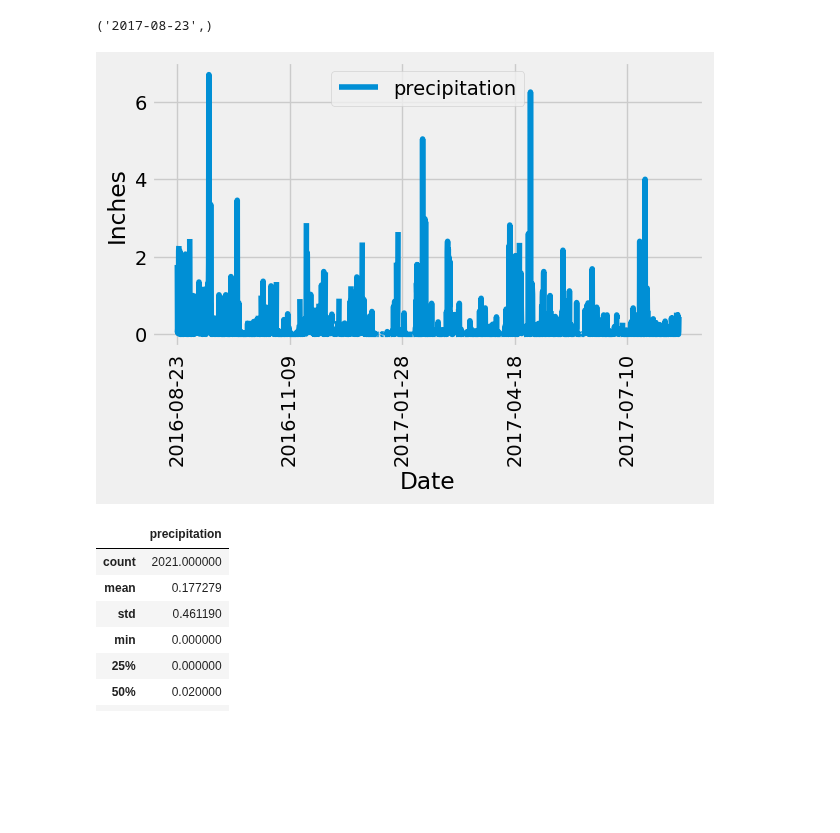
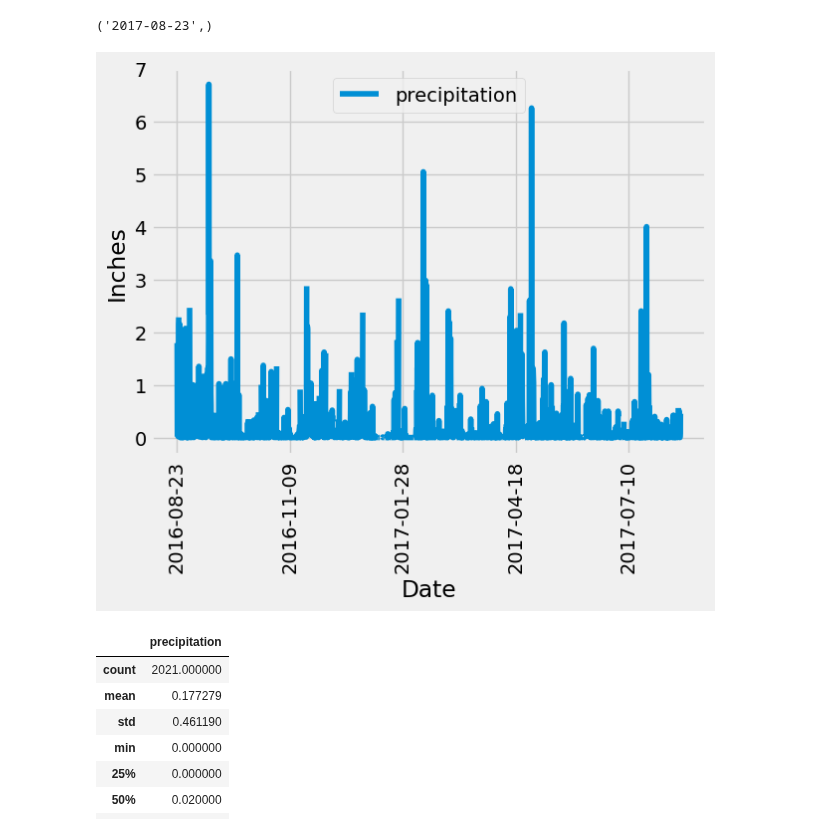
Before and after one commit to coryselzer/sqlalchemy-challenge, a Jupyter notebook: SurfsUp/climate_starter.ipynb, the cells around one changed output. Saved outputs shown, nothing was run; the diff lists cells and outputs as text; code cells hidden in the pictures; blank space fills up the shorter version.

```diff
--- a/SurfsUp/climate_starter.ipynb
+++ b/SurfsUp/climate_starter.ipynb
@@ -46,25 +46,25 @@ recent_date
 # %%
 # Design a query to retrieve the last 12 months of precipitation data and plot the results.
 # Starting from the most recent data point in the database.
 
 # Calculate the date one year from the last date in data set.
 other_date = dt.date(2017, 8, 23) - dt.timedelta(days=365)
 # Perform a query to retrieve the data and precipitation scores
 results = session.query(Measurement.date, Measurement.prcp).\
     filter(Measurement.date >= other_date).all()
 # Save the query results as a Pandas DataFrame. Explicitly set the column names
 prcp_df = pd.DataFrame(results, columns = ['date', 'precipitation'])
 # Sort the dataframe by date
 prcp_df = prcp_df.sort_values('date')
 # Use Pandas Plotting with Matplotlib to plot the data
 prcp_df.plot(x='date', y='precipitation', rot=90)
 plt.legend(loc='best')
 plt.xlabel("Date")
 plt.ylabel("Inches")
-plt.tight_layout()
+plt.ylim(top=7)
 plt.show()
 # %% [output]
-[figure, old version]
+[figure, new version]
 # %%
 # Use Pandas to calculate the summary statistics for the precipitation data
 prcp_df.describe()
```
Also changed, not shown: parts of 3 cells of this notebook, 1 other file.
